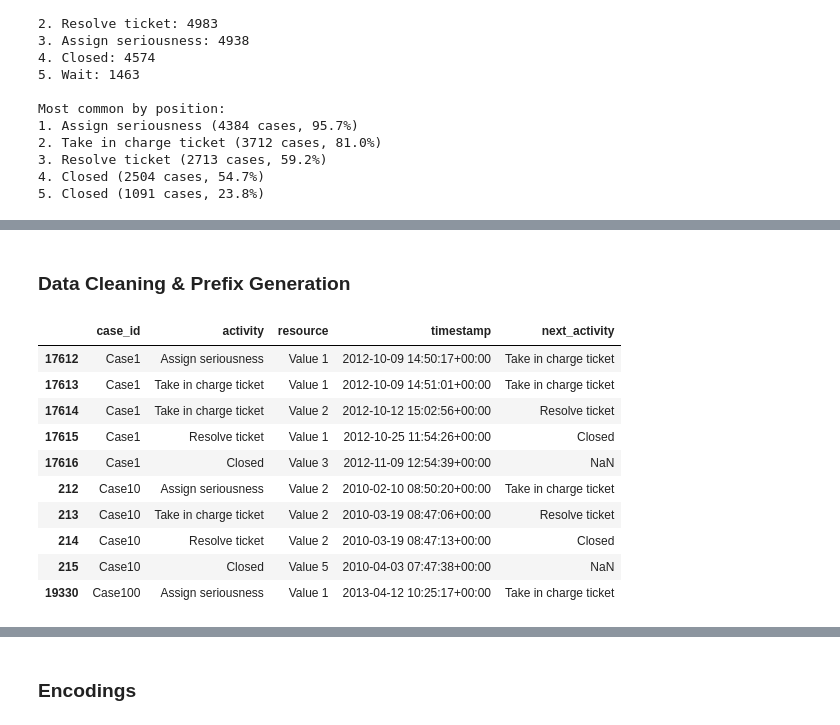
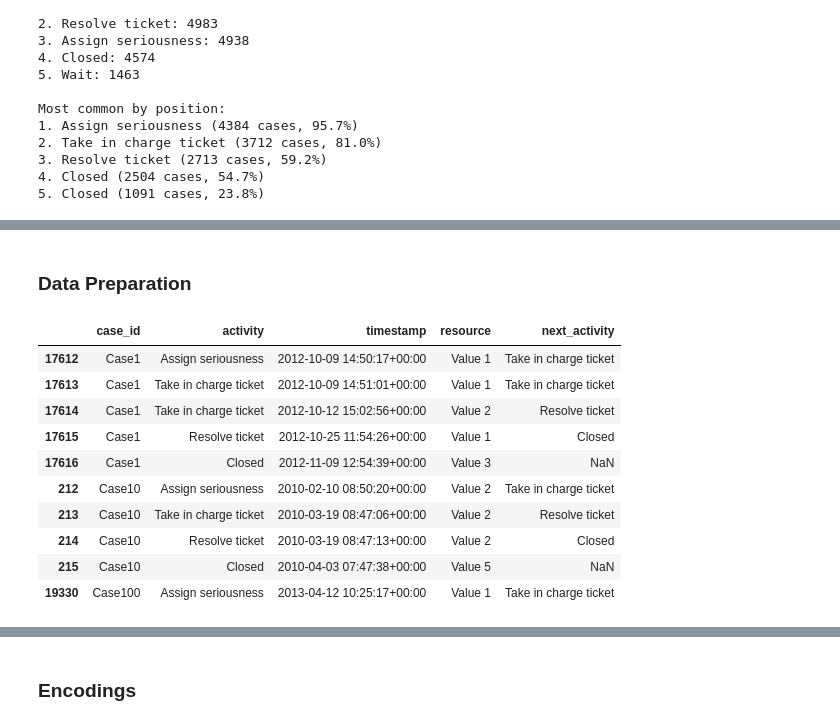
Before and after one commit to LorenzoCirac/Encodings-for-Next-Step-Activity-Prediction, a Jupyter notebook: Encodings for Next Step Activity Prediction.ipynb, the cells around one changed output, grey strips where cells are left out. Saved outputs shown, nothing was run; the diff lists cells and outputs as text; code cells hidden in the pictures.

```diff
--- a/Encodings for Next Step Activity Prediction.ipynb
+++ b/Encodings for Next Step Activity Prediction.ipynb
@@ -139,32 +144,43 @@ pm4py.view_petri_net(net, initial_marking, final_marking)
 # %% [markdown]
-<h3>Data Cleaning & Prefix Generation</h3>
+<h3>Data Preparation</h3>
 # %%
 # clean data
 df = df.rename(columns = {
     "case:concept:name": "case_id",
     "concept:name": "activity",
     "org:resource": "resource",
     "time:timestamp": "timestamp"
 })
 
-df = df[["case_id", "activity", "resource", "timestamp"]]
+required_cols = ["case_id", "activity", "timestamp"]
+optional_cols = ["resource"]
+
+cols_to_select = required_cols.copy()
+for col in optional_cols:
+    if col in df.columns:
+        cols_to_select.append(col)
+
+df = df[cols_to_select]
+
+# target (y)
 df["next_activity"] = df.groupby("case_id")["activity"].shift(-1)
 
+# sort by timestamp
 df = df.sort_values(by = ["case_id", "timestamp"])
 
 df.head(10)
 # %% [output]
-|  | case_id | activity | resource | timestamp | next_activity |
-| 17612 | Case1 | Assign seriousness | Value 1 | 2012-10-09 14:50:17+00:00 | Take in charge ticket |
-| 17613 | Case1 | Take in charge ticket | Value 1 | 2012-10-09 14:51:01+00:00 | Take in charge ticket |
-| 17614 | Case1 | Take in charge ticket | Value 2 | 2012-10-12 15:02:56+00:00 | Resolve ticket |
-| 17615 | Case1 | Resolve ticket | Value 1 | 2012-10-25 11:54:26+00:00 | Closed |
-| 17616 | Case1 | Closed | Value 3 | 2012-11-09 12:54:39+00:00 | NaN |
-| 212 | Case10 | Assign seriousness | Value 2 | 2010-02-10 08:50:20+00:00 | Take in charge ticket |
-| 213 | Case10 | Take in charge ticket | Value 2 | 2010-03-19 08:47:06+00:00 | Resolve ticket |
-| 214 | Case10 | Resolve ticket | Value 2 | 2010-03-19 08:47:13+00:00 | Closed |
-| 215 | Case10 | Closed | Value 5 | 2010-04-03 07:47:38+00:00 | NaN |
-| 19330 | Case100 | Assign seriousness | Value 1 | 2013-04-12 10:25:17+00:00 | Take in charge ticket |
+|  | case_id | activity | timestamp | resource | next_activity |
+| 17612 | Case1 | Assign seriousness | 2012-10-09 14:50:17+00:00 | Value 1 | Take in charge ticket |
+| 17613 | Case1 | Take in charge ticket | 2012-10-09 14:51:01+00:00 | Value 1 | Take in charge ticket |
+| 17614 | Case1 | Take in charge ticket | 2012-10-12 15:02:56+00:00 | Value 2 | Resolve ticket |
+| 17615 | Case1 | Resolve ticket | 2012-10-25 11:54:26+00:00 | Value 1 | Closed |
+| 17616 | Case1 | Closed | 2012-11-09 12:54:39+00:00 | Value 3 | NaN |
+| 212 | Case10 | Assign seriousness | 2010-02-10 08:50:20+00:00 | Value 2 | Take in charge ticket |
+| 213 | Case10 | Take in charge ticket | 2010-03-19 08:47:06+00:00 | Value 2 | Resolve ticket |
+| 214 | Case10 | Resolve ticket | 2010-03-19 08:47:13+00:00 | Value 2 | Closed |
+| 215 | Case10 | Closed | 2010-04-03 07:47:38+00:00 | Value 5 | NaN |
+| 19330 | Case100 | Assign seriousness | 2013-04-12 10:25:17+00:00 | Value 1 | Take in charge ticket |
 # %%
 # add prefix
 prefixes = []
```
Also changed, not shown: parts of 67 cells of this notebook, 3 other files.
